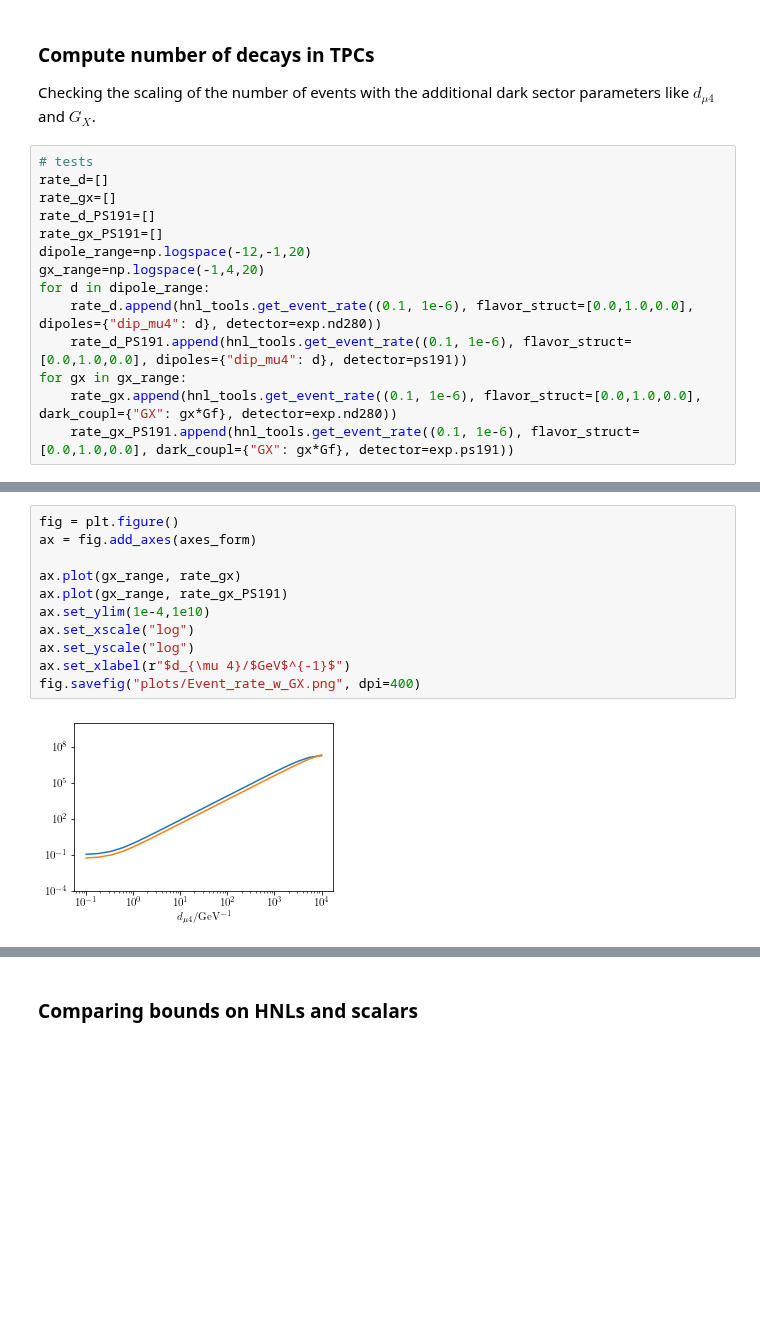
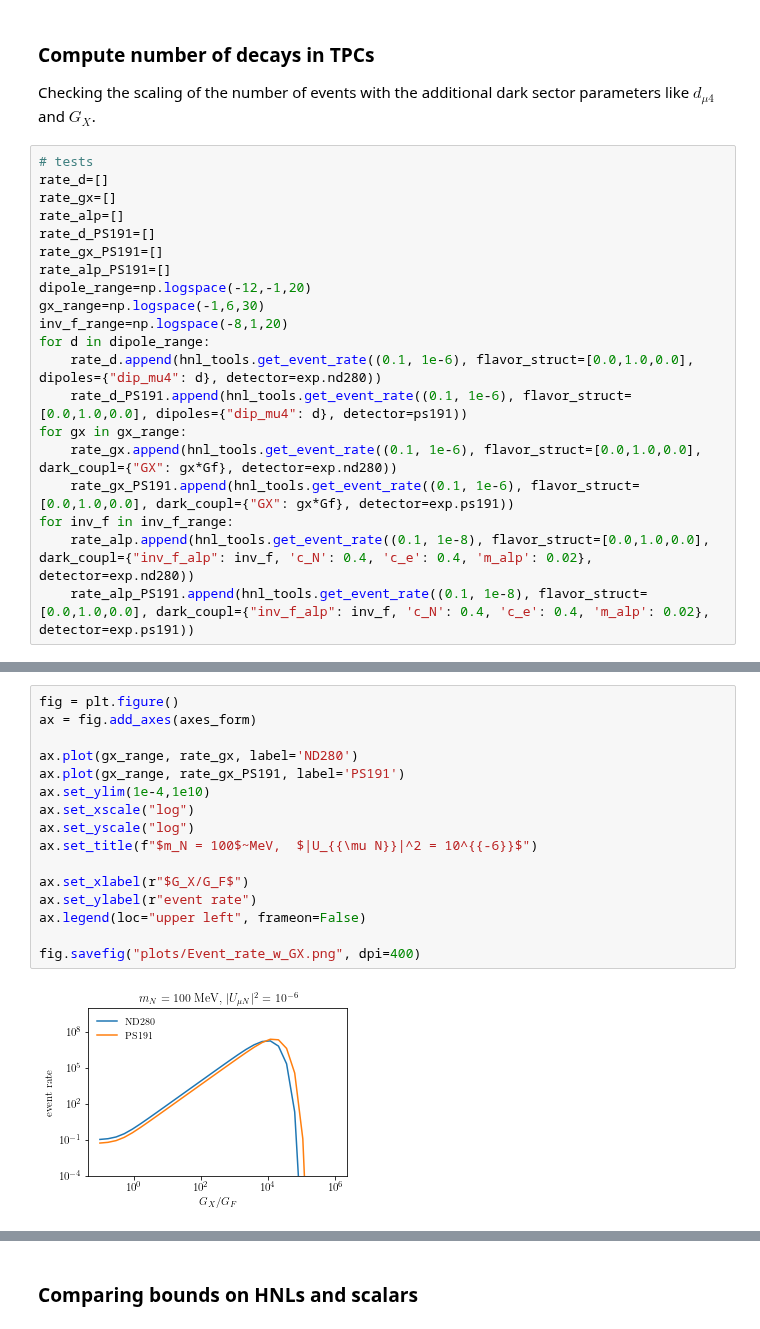
Before and after one commit to mhostert/HNL-DIF, a Jupyter notebook: side_checks.ipynb, the cells around one changed output, grey strips where cells are left out. Drawn from its saved outputs; the diff is of its cells as text; blank space fills up the shorter version.

```diff
--- a/side_checks.ipynb
+++ b/side_checks.ipynb
@@ -536,16 +578,22 @@ Checking the scaling of the number of events with the additional dark sector par
 # tests
 rate_d=[]
 rate_gx=[]
+rate_alp=[]
 rate_d_PS191=[]
 rate_gx_PS191=[]
+rate_alp_PS191=[]
 dipole_range=np.logspace(-12,-1,20)
-gx_range=np.logspace(-1,4,20)
+gx_range=np.logspace(-1,6,30)
+inv_f_range=np.logspace(-8,1,20)
 for d in dipole_range:
     rate_d.append(hnl_tools.get_event_rate((0.1, 1e-6), flavor_struct=[0.0,1.0,0.0], dipoles={"dip_mu4": d}, detector=exp.nd280))
     rate_d_PS191.append(hnl_tools.get_event_rate((0.1, 1e-6), flavor_struct=[0.0,1.0,0.0], dipoles={"dip_mu4": d}, detector=ps191))
 for gx in gx_range:
     rate_gx.append(hnl_tools.get_event_rate((0.1, 1e-6), flavor_struct=[0.0,1.0,0.0], dark_coupl={"GX": gx*Gf}, detector=exp.nd280))
     rate_gx_PS191.append(hnl_tools.get_event_rate((0.1, 1e-6), flavor_struct=[0.0,1.0,0.0], dark_coupl={"GX": gx*Gf}, detector=exp.ps191))
+for inv_f in inv_f_range:
+    rate_alp.append(hnl_tools.get_event_rate((0.1, 1e-8), flavor_struct=[0.0,1.0,0.0], dark_coupl={"inv_f_alp": inv_f, 'c_N': 0.4, 'c_e': 0.4, 'm_alp': 0.02}, detector=exp.nd280))
+    rate_alp_PS191.append(hnl_tools.get_event_rate((0.1, 1e-8), flavor_struct=[0.0,1.0,0.0], dark_coupl={"inv_f_alp": inv_f, 'c_N': 0.4, 'c_e': 0.4, 'm_alp': 0.02}, detector=exp.ps191))
 # %%
 fig = plt.figure()
 ax = fig.add_axes(axes_form)
@@ -563,13 +614,18 @@ fig.savefig("plots/Event_rate_w_dipole.png", dpi=400)
 # %%
 fig = plt.figure()
 ax = fig.add_axes(axes_form)
 
-ax.plot(gx_range, rate_gx)
-ax.plot(gx_range, rate_gx_PS191)
+ax.plot(gx_range, rate_gx, label='ND280')
+ax.plot(gx_range, rate_gx_PS191, label='PS191')
 ax.set_ylim(1e-4,1e10)
 ax.set_xscale("log")
 ax.set_yscale("log")
-ax.set_xlabel(r"$d_{\mu 4}/$GeV$^{-1}$")
+ax.set_title(f"$m_N = 100$~MeV,  $|U_{{\mu N}}|^2 = 10^{{-6}}$")
+
+ax.set_xlabel(r"$G_X/G_F$")
+ax.set_ylabel(r"event rate")
+ax.legend(loc="upper left", frameon=False)
+
 fig.savefig("plots/Event_rate_w_GX.png", dpi=400)
 # %% [output]
-[figure, old version]
+[figure, new version]
```
Also changed, not shown: parts of 22 cells of this notebook, 51 other files.
